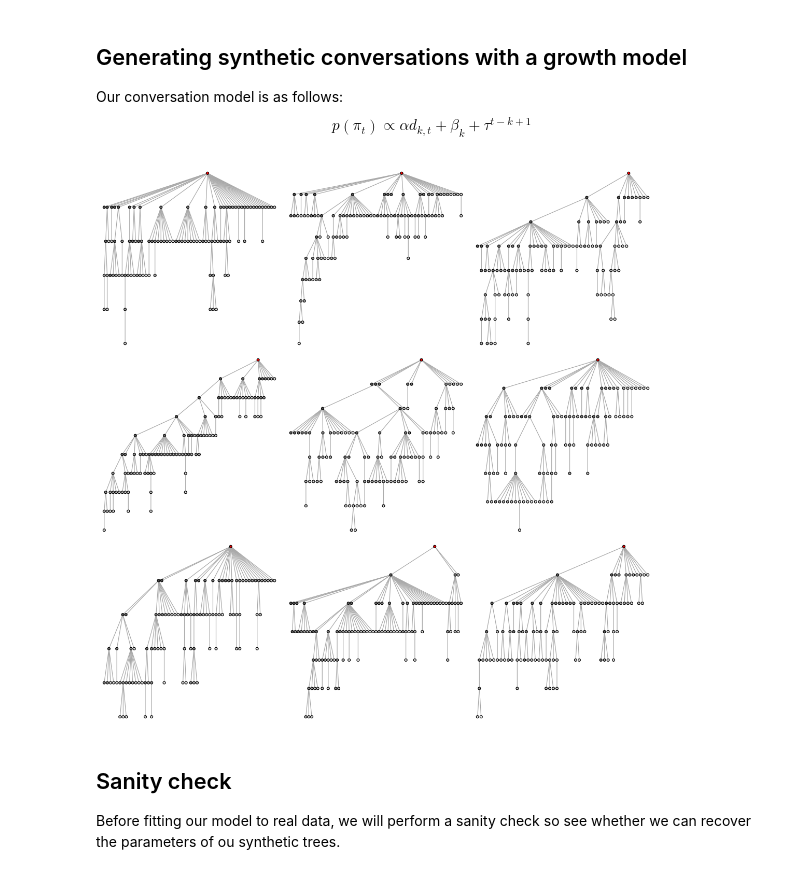
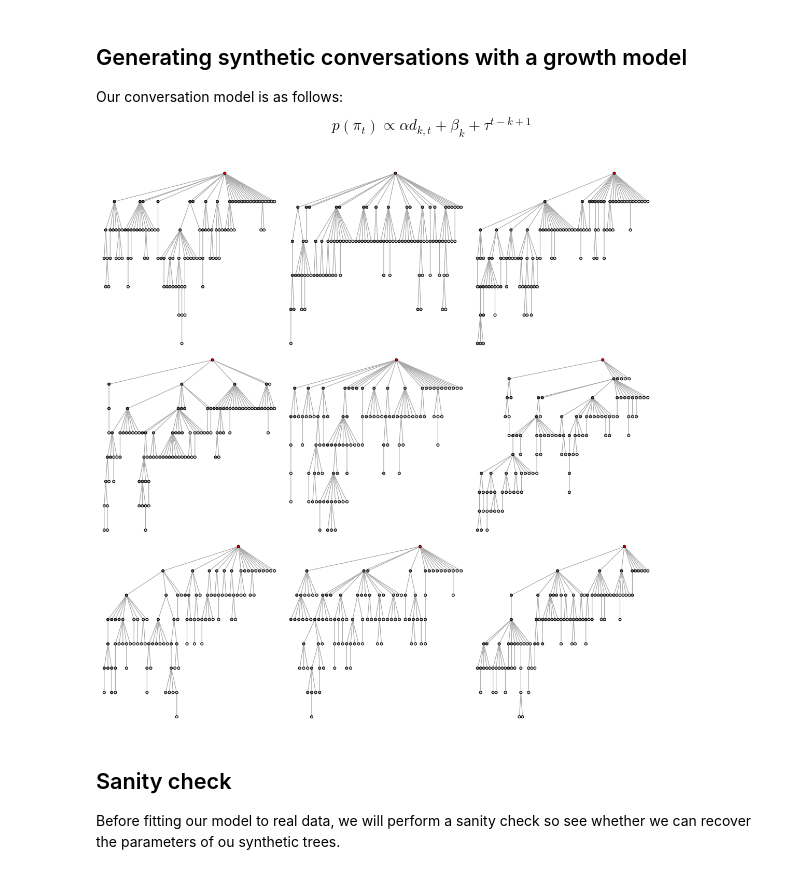
Before and after one commit to alumbreras/generative-discussion-threads, a Jupyter notebook: analysis/Tutorial ASONAM/notebook_asonam.ipynb, the cells around one changed output. Cells and saved outputs as stored; diff of their text form; code cells hidden in the pictures.

```diff
--- a/analysis/Tutorial ASONAM/notebook_asonam.ipynb
+++ b/analysis/Tutorial ASONAM/notebook_asonam.ipynb
@@ -36,6 +52,11 @@ plot(gtree.un, layout = la, vertex.size=15)
 
 We will first load some conversations in Reddit to see what do they look like
 # %%
+options(repr.plot.width=9, repr.plot.height=5)
+
+# A python code to download reddit datasets and save them in a database
+# https://github.com/alumbreras/reddit_parser
+
 data("df.posts.france")
 
 df.thread <- df.posts %>%
@@ -50,5 +71,11 @@ parents <- df.thread %>% filter(pi > 0) %>% group_by(thread) %>%
 parents <- parents[[1]]
 
 cat('Threads:', length(parents))
+
+# Plot some threads in tree and graph representations
+par(mfrow = c(3,3))
+for(i in 1:3){
+  plot.tree(parents[[i]])
+}
 # %% [output]
 Threads: 17030
@@ -77,27 +90,21 @@ $$
 # %%
 options(repr.plot.width=9, repr.plot.height=9)
 
-alpha <- 1
+alpha <- 0.5
 beta <- 1
-tau <- 0.2
-ntrees <- 100
+tau <- 0.5
+ntrees <- 500
 n = 100
 parents <- replicate(ntrees,
                      gen.parentsvector.Gomez2013(n, alpha, beta, tau),
                      simplify = FALSE)
 
 par(mfrow = c(3,3))
-plot.tree(parents[[1]])
-plot.tree(parents[[2]])
-plot.tree(parents[[3]])
-plot.tree(parents[[4]])
-plot.tree(parents[[5]])
-plot.tree(parents[[6]])
-plot.tree(parents[[7]])
-plot.tree(parents[[8]])
-plot.tree(parents[[9]])
+for(i in 1:9){
+  plot.tree(parents[[i]])
+}
 # %% [output]
-[figure, old version]
+[figure, new version]
 # %% [markdown]
 ## Sanity check
 
```
Also changed, not shown: parts of 10 cells of this notebook, 3 other files.
